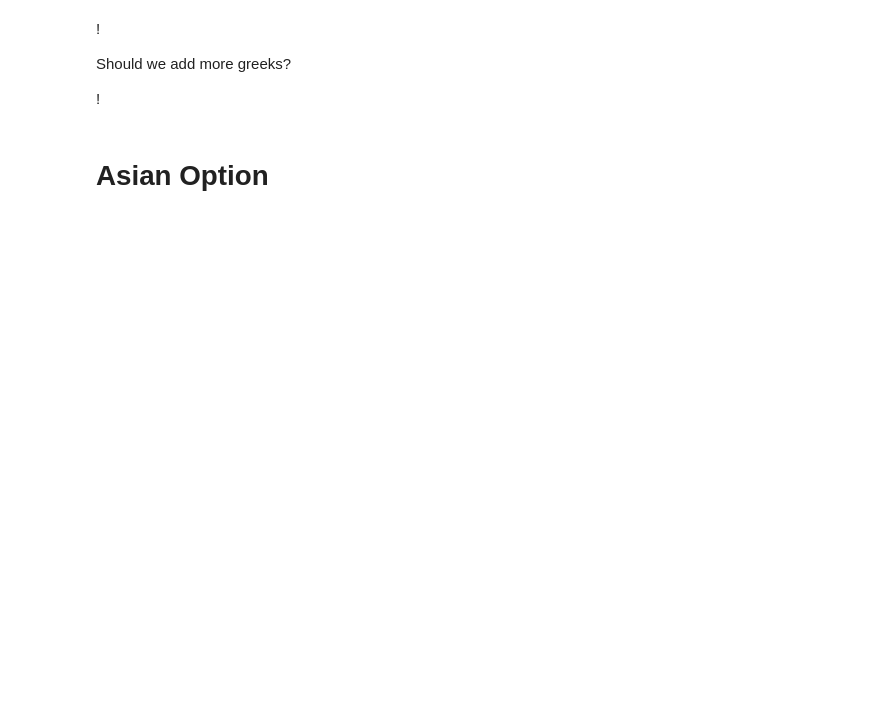
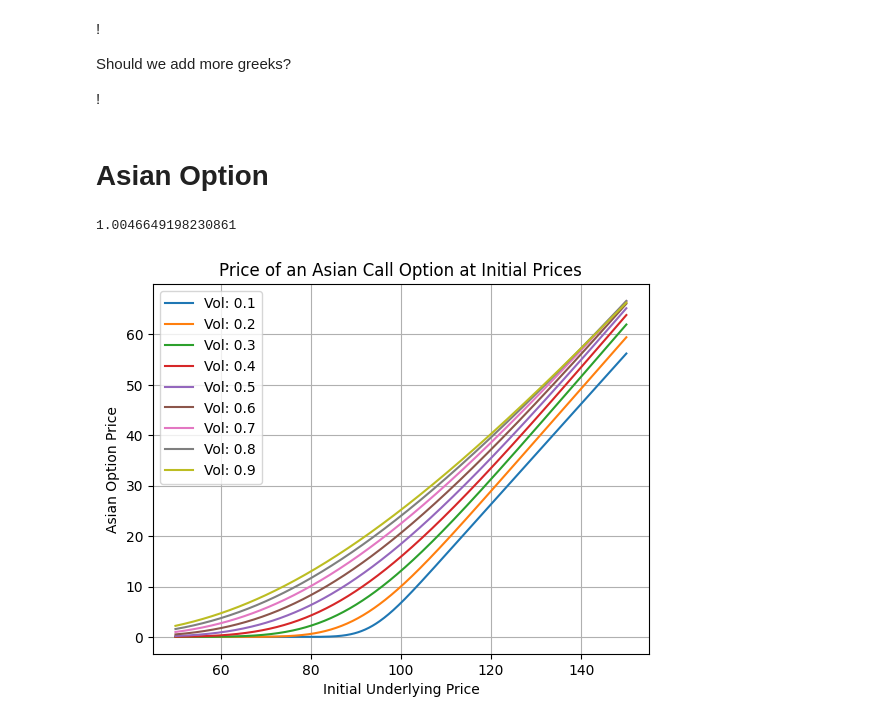
Before and after one commit to pmchrist/Comp-Finance-Assignments, a Jupyter notebook: Assignment_2/Assighnment_2.ipynb, the cells around one changed output. Drawn from its saved outputs; the diff is of its cells as text; code cells hidden in the pictures; blank space fills up the shorter version.

```diff
--- a/Assignment_2/Assighnment_2.ipynb
+++ b/Assignment_2/Assighnment_2.ipynb
@@ -234,14 +235,16 @@ Should we add more greeks?
 # Asian Option
 # %%
 def d1_d2(S0, K, r, sigma, T):
-    d1 = (log(S0/K) + (r+sigma**2/2)*T)/(sigma*sqrt(T))
-    d2 = d1 - sigma*sqrt(T)
+    d1 = (np.log(S0/K) + (r+(sigma**2)/2)*T)/(sigma*np.sqrt(T))
+    d2 = d1 - sigma*np.sqrt(T)
     return d1,d2
-def european_call_option_price(S0, K, r, T, d1, d2):
-    return S0*norm.cdf(d1) - K*exp(-r*T)*norm.cdf(d2)
+def european_call_option_price_w_asian_interest(S0, K, r, asian_r,T, d1, d2):
+    return np.exp(-r*T)*(S0*np.exp(asian_r*T)*norm.cdf(d1) - K*norm.cdf(d2))
+def vanilla_euro_call(S0, K, r,T, d1, d2):
+    return S0*norm.cdf(d1)-K**(-r*T)*norm.cdf(d2)
+N = 3650
 
-
-def asian_call_option_price(S0, N,sigma,K,r, T):
+def asian_call_option_price(S0,N=N,sigma=sigma,K=K,r=r, T=T):
     '''
     :param S0: initial stock price
     :param N: Number of observations
@@ -252,8 +255,56 @@ def asian_call_option_price(S0, N,sigma,K,r, T):
     :return: asian option price
     '''
     asian_sigma = sigma*np.sqrt((2*N+1)/(6*(N+1)))
-    asian_risk_free_interest = 0.5*((r-0.5*sigma**2) + asian_sigma**2)
+    asian_risk_free_interest = 0.5*((r-0.5*sigma**2) + asian_sigma)
     d1,d2=d1_d2(S0,K,asian_risk_free_interest, asian_sigma, T)
-    A_N = european_call_option_price(S0, K,asian_risk_free_interest, T,d1, d2)
+    A_N = european_call_option_price_w_asian_interest(S0, K,r , asian_risk_free_interest, T,d1, d2)
     return A_N
+
+def bs_paths(path_count=100,steps=100,T=1, K=K, sigma=sigma):
+    #Uses the euler method but can also include milstein
+    all_paths = []
+
+
+    for path in range(path_count):
+        path_points = np.zeros(steps)
+        path_points[0] = K
+        Z = np.random.normal(0,1,steps)
+        for step in range(1,steps):
+            path_points[step] = path_points[step-1]*(1+r*T/steps+sigma*np.sqrt(T/steps)*Z[step])
+
+        all_paths.append(path_points)
+
+    return np.array(all_paths)
+
+def MC_method(paths=100, r=r,sigma=sigma, N=M):
+    Z = np.random.normal(0,1,paths)
+    exponent = (r-0.5*sigma**2)*T+sigma*np.sqrt(T)*Z
+    mean = np.prod(S0*e**exponent)**(1/(N+1))
+
+    return mean
+N = 3650
+
+def variates_method(M):
+    average = np.exp((1/M)*np.prod())
+    return
+
+paths = bs_paths()
+prices = np.linspace(10,150,200)
+# print(asian_call_option_price(paths,100000,0.2,99,0.06,1))
+# %% [output]
+1.0046649198230861
+# %%
+price =np.linspace(50,150,500)
+volatilities = np.round(np.linspace(0.1,0.9,9), 1)
+for volatility in volatilities:
+    plt.plot(price, asian_call_option_price(S0=price, sigma=volatility), label=f'Vol: {volatility}')
+
+plt.title('Price of an Asian Call Option at Initial Prices')
+plt.xlabel('Initial Underlying Price')
+plt.ylabel('Asian Option Price')
+plt.grid()
+plt.legend()
+plt.show()
+# %% [output]
+[figure, added]
 # %%
```
Also changed, not shown: parts of 8 cells of this notebook.
